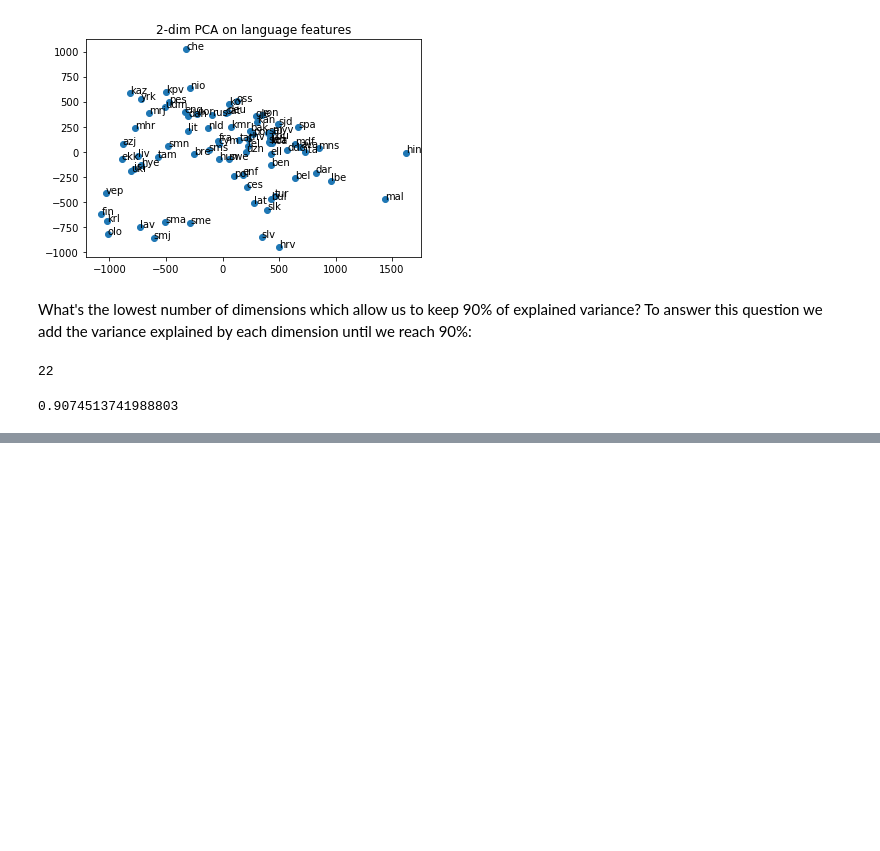
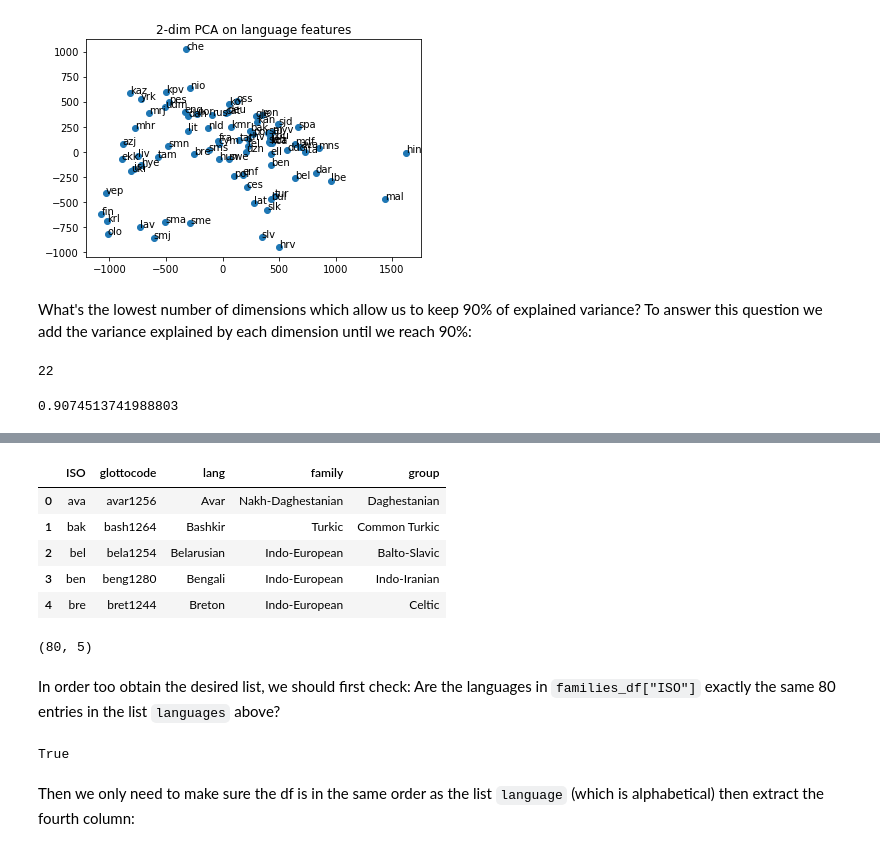
Before and after one commit to mic-he/TueSNLP, a Jupyter notebook: 2018/assignment4.ipynb, the cells around one changed output, grey strips where cells are left out. Saved outputs shown, nothing was run; the diff lists cells and outputs as text; code cells hidden in the pictures; blank space fills up the shorter version.

```diff
--- a/2018/assignment4.ipynb
+++ b/2018/assignment4.ipynb
@@ -214,0 +217,24 @@ Evaluation with "true" labels.
+# %%
+# first we read the df
+families_df = pd.read_csv("data/language-family-small.csv", sep = ",", names = ["ISO", "glottocode", "lang", "family", "group"])
+# %%
+families_df.head()
+# %% [output]
+|  | ISO | glottocode | lang | family | group |
+| 0 | ava | avar1256 | Avar | Nakh-Daghestanian | Daghestanian |
+| 1 | bak | bash1264 | Bashkir | Turkic | Common Turkic |
+| 2 | bel | bela1254 | Belarusian | Indo-European | Balto-Slavic |
+| 3 | ben | beng1280 | Bengali | Indo-European | Indo-Iranian |
+| 4 | bre | bret1244 | Breton | Indo-European | Celtic |
+# %%
+families_df.shape
+# %% [output]
+(80, 5)
+# %% [markdown]
+In order too obtain the desired list, we should first check: Are the languages in `families_df["ISO"]` exactly the same 80 entries in the list `languages` above?
+# %%
+set(languages) == set(families_df["ISO"])
+# %% [output]
+True
+# %% [markdown]
+Then we only need to make sure the df is in the same order as the list `language` (which is alphabetical) then extract the fourth column:
```
Also changed, not shown: parts of 28 cells of this notebook.
